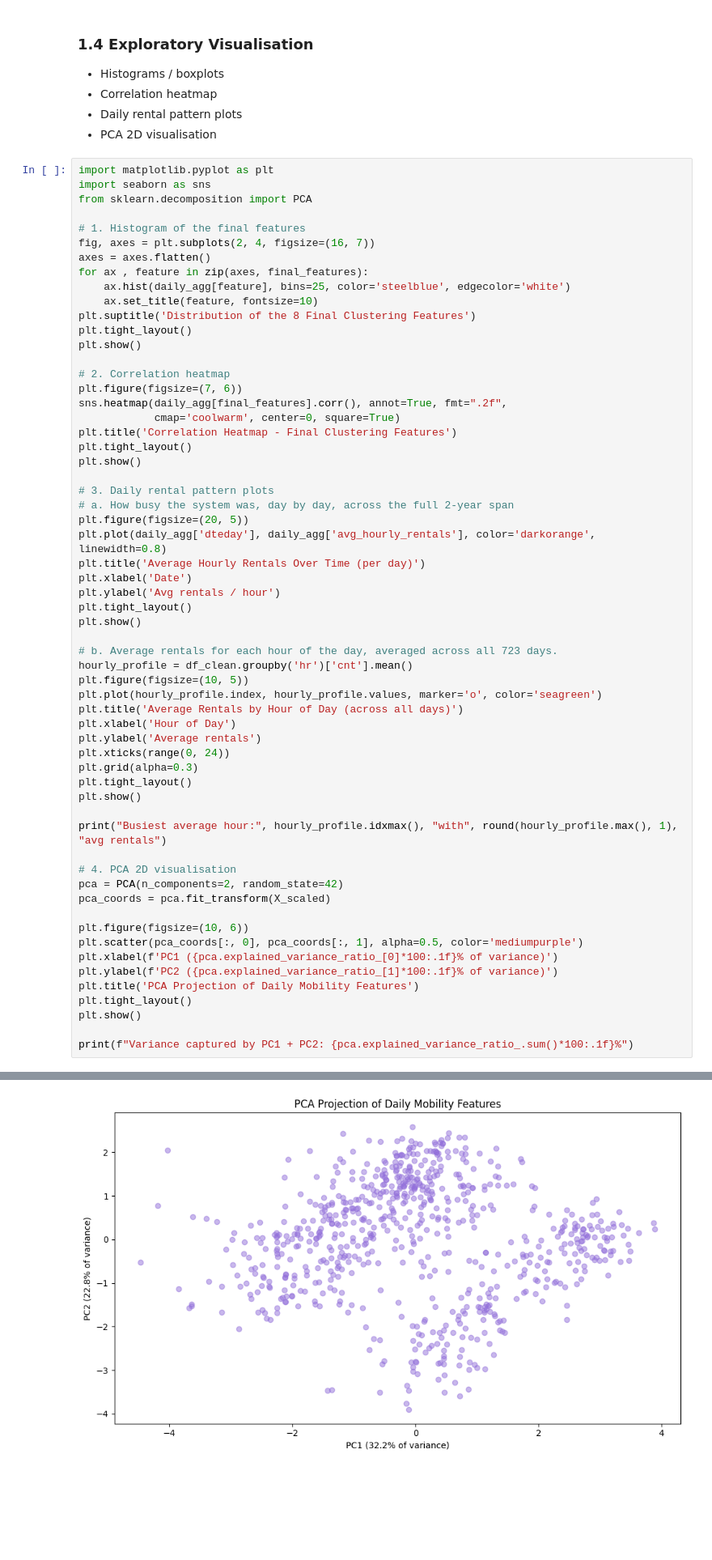
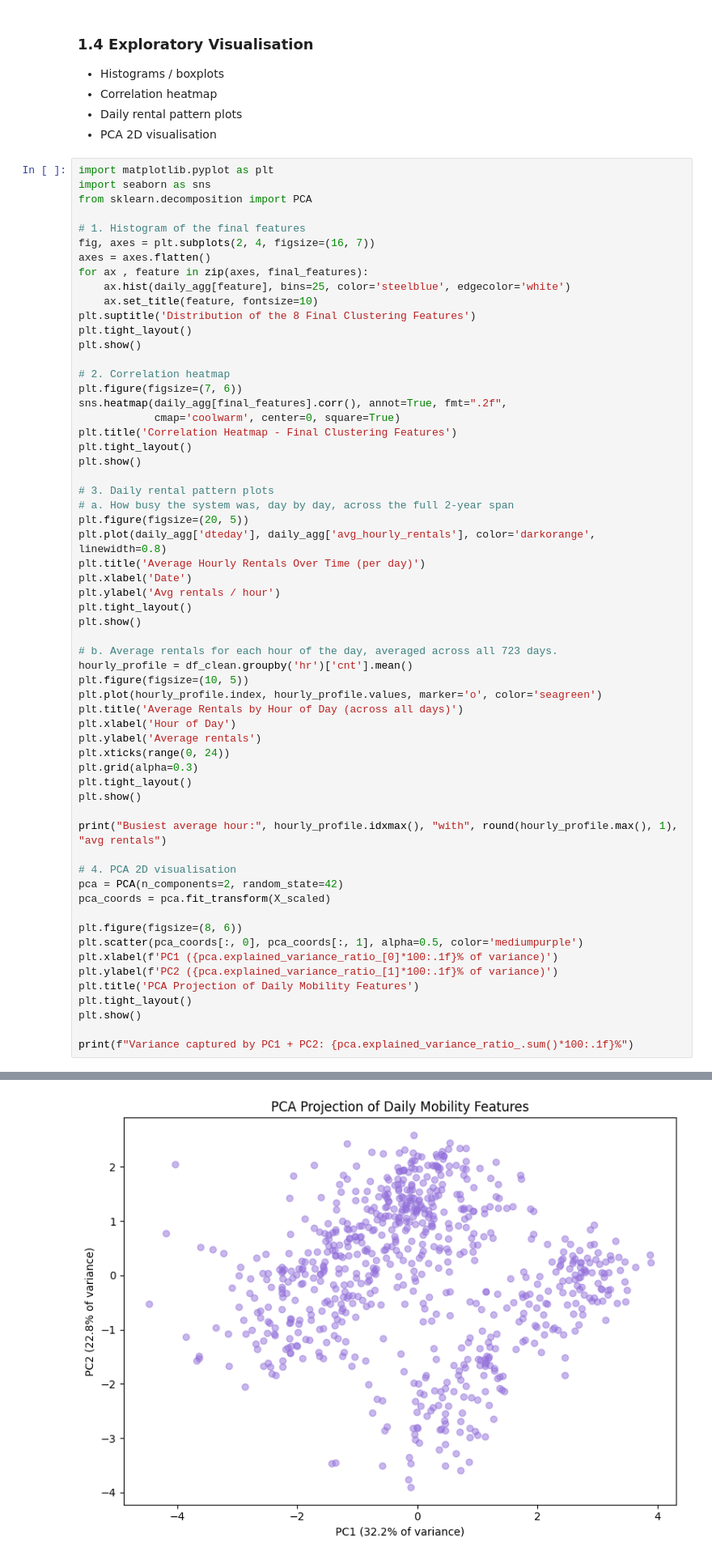
Before and after one commit to Tharumini03/bike-sharing-clustering, a Jupyter notebook: clustering_analysis.ipynb, the cells around one changed output, grey strips where cells are left out. Shown at 81% size. Saved outputs shown, nothing was run; the diff lists cells and outputs as text; blank space fills up the shorter version.

```diff
--- a/clustering_analysis.ipynb
+++ b/clustering_analysis.ipynb
@@ -272,35 +272,35 @@ hourly_profile = df_clean.groupby('hr')['cnt'].mean()
 plt.figure(figsize=(10, 5))
 plt.plot(hourly_profile.index, hourly_profile.values, marker='o', color='seagreen')
 plt.title('Average Rentals by Hour of Day (across all days)')
 plt.xlabel('Hour of Day')
 plt.ylabel('Average rentals')
 plt.xticks(range(0, 24))
 plt.grid(alpha=0.3)
 plt.tight_layout()
 plt.show()
 
 print("Busiest average hour:", hourly_profile.idxmax(), "with", round(hourly_profile.max(), 1), "avg rentals")
 
 # 4. PCA 2D visualisation
 pca = PCA(n_components=2, random_state=42)
 pca_coords = pca.fit_transform(X_scaled)
 
-plt.figure(figsize=(10, 6))
+plt.figure(figsize=(8, 6))
 plt.scatter(pca_coords[:, 0], pca_coords[:, 1], alpha=0.5, color='mediumpurple')
 plt.xlabel(f'PC1 ({pca.explained_variance_ratio_[0]*100:.1f}% of variance)')
 plt.ylabel(f'PC2 ({pca.explained_variance_ratio_[1]*100:.1f}% of variance)')
 plt.title('PCA Projection of Daily Mobility Features')
 plt.tight_layout()
 plt.show()
 
 print(f"Variance captured by PC1 + PC2: {pca.explained_variance_ratio_.sum()*100:.1f}%")
 # %% [output]
 [figure]
 [figure]
 [figure]
 [figure]
 Busiest average hour: 17 with 464.6 avg rentals
-[figure, old version]
+[figure, new version]
 Variance captured by PC1 + PC2: 55.0%
 # %% [markdown]
 ## Part 2: Apply and Analyse Clustering Methods
```
Also changed, not shown: parts of 4 cells of this notebook.
